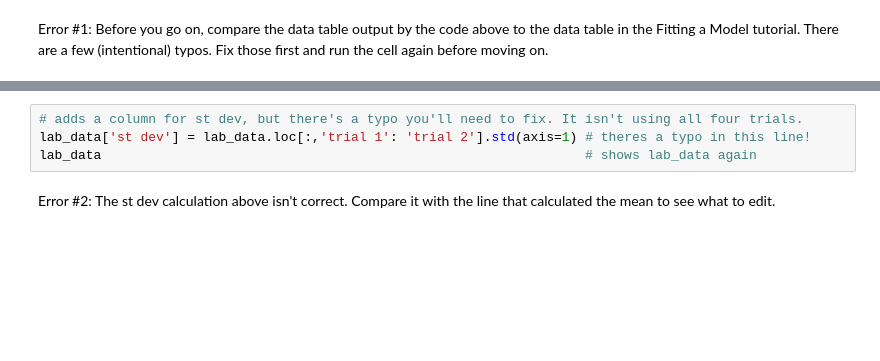
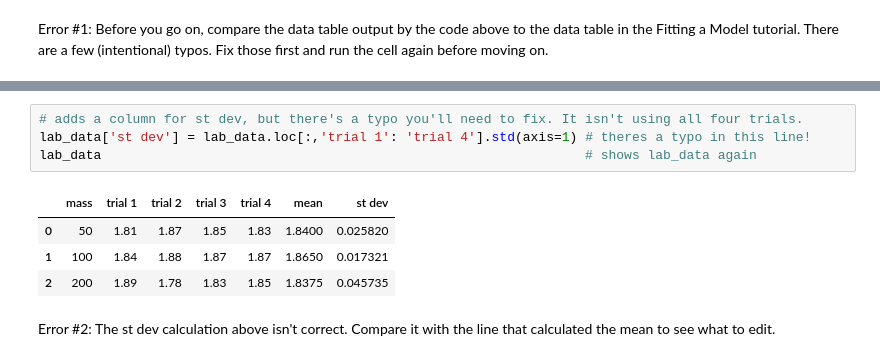
Before and after one commit to anaghpatel/OSINTCTF, a Jupyter notebook: fitting_a_model.ipynb, the cells around one changed output, grey strips where cells are left out. Cells and saved outputs as stored; diff of their text form; blank space fills up the shorter version.

```diff
--- a/fitting_a_model.ipynb
+++ b/fitting_a_model.ipynb
@@ -33,7 +43,12 @@ lab_data                                                             # shows lab
 # %%
 # adds a column for st dev, but there's a typo you'll need to fix. It isn't using all four trials.
-lab_data['st dev'] = lab_data.loc[:,'trial 1': 'trial 2'].std(axis=1) # theres a typo in this line!
+lab_data['st dev'] = lab_data.loc[:,'trial 1': 'trial 4'].std(axis=1) # theres a typo in this line!
 lab_data                                                              # shows lab_data again
+# %% [output]
+|  | mass | trial 1 | trial 2 | trial 3 | trial 4 | mean | st dev |
+| 0 | 50 | 1.81 | 1.87 | 1.85 | 1.83 | 1.8400 | 0.025820 |
+| 1 | 100 | 1.84 | 1.88 | 1.87 | 1.87 | 1.8650 | 0.017321 |
+| 2 | 200 | 1.89 | 1.78 | 1.83 | 1.85 | 1.8375 | 0.045735 |
 # %% [markdown]
 Error #2: The st dev calculation above isn't correct. Compare it with the line that calculated the mean to see what to edit.
 # %%
```
Also changed, not shown: parts of 7 cells of this notebook.
